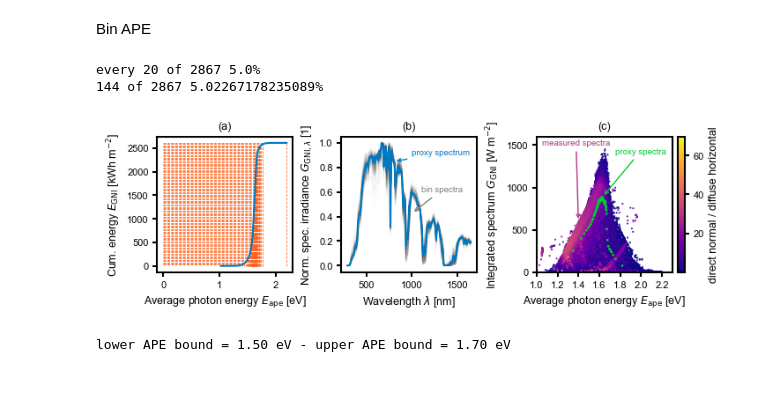
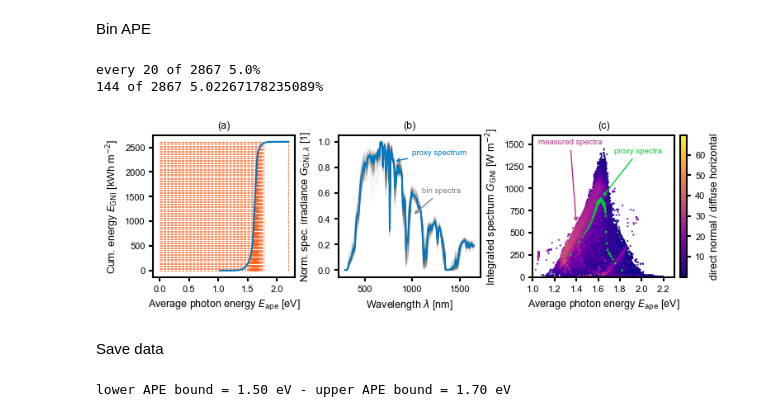
Before and after one commit to roberthilleck/PVcircuit, a Jupyter notebook: notebooks/EY_Psk-Si-tandem-EHE_modelingFigures.ipynb, the cells around one changed output. Saved outputs shown, nothing was run; the diff lists cells and outputs as text; code cells hidden in the pictures; blank space fills up the shorter version.

```diff
--- a/notebooks/EY_Psk-Si-tandem-EHE_modelingFigures.ipynb
+++ b/notebooks/EY_Psk-Si-tandem-EHE_modelingFigures.ipynb
@@ -3,6 +3,9 @@
 %autoreload 2
 # %matplotlib widget
 # %matplotlib inline
+import matplotlib as mpl
+mpl.rcParams['pdf.fonttype'] = 42
+mpl.rcParams['ps.fonttype'] = 42
 # %%
 import pandas as pd
 import numpy as np
@@ -72,8 +79,10 @@ def get_figsize(width_pt=396, fraction = 1, ratio=(5**.5 - 1) / 2, rows=1, cols=
 
     return (fig_width_in, fig_height_in)
 # %%
-FIG_WIDTH_ONECOL = 246
-FIG_WIDTH_TWOCOL = 510
+FIG_WIDTH_ONECOL = 252
+FIG_WIDTH_TWOCOL = 516
+FIG_WIDTH_TWOCOL = 542.02501
+
 EXPORT_DPI = 600
 EXPORT_FMT = 'pdf'
 # %%
@@ -83,7 +92,7 @@ plt.style.use('default')
 # plt.style.use('mystyle')
 # %%
 # mpl.rc("figure",figsize=get_figsize(FIG_WIDTH))
-fig_onecol = get_figsize(FIG_WIDTH_ONECOL, fraction = 1, ratio=1,rows=1,cols=1)
+fig_onecol = get_figsize(FIG_WIDTH_ONECOL, fraction = .85, ratio=1,rows=1,cols=1)
 fig_twocol = get_figsize(FIG_WIDTH_TWOCOL, fraction = 1, ratio=1,rows=1,cols=1)
 
 fig_settings = {
@@ -849,9 +858,9 @@ def get_ape_spectra(
 
         axs[0].plot(ape_dataframe_apesorted["powerCumSum"], color='#0079C2', zorder=11)
 
-        # i = 0
-        # axs[0].plot([0, ape_bin_edges[i]], [i * bin_power, i * bin_power], "r--", lw=1)
-        # axs[0].plot([ape_bin_edges[i], ape_bin_edges[i]], [0 * bin_power, i * bin_power], "r--", lw=1)
+        i = 0
+        axs[0].plot([0, ape_bin_edges[i]], [i * bin_power, i * bin_power], "--", color = '#FE6523', lw=0.6)
+        axs[0].plot([ape_bin_edges[i], ape_bin_edges[i]], [0 * bin_power, i * bin_power], "--", color = '#FE6523', lw=0.6)
         for i in range(1, len(ape_bin_edges)):
             axs[0].plot([0, ape_bin_edges[i]], [i * bin_power, i * bin_power], "--", color = '#FE6523', lw=0.6)
             axs[0].plot([ape_bin_edges[i], ape_bin_edges[i]], [0 * bin_power, i * bin_power], "--", color = '#FE6523', lw=0.6)
@@ -930,7 +939,7 @@ def get_ape_spectra(
         axs[1].annotate("proxy spectrum", xy=(800,proxy_spectra.loc[800]), xycoords='data', xytext = (1000,0.90), textcoords='data', fontsize='x-small', color='#0079C2', arrowprops=dict(arrowstyle = '->', color='#0079C2'))
         axs[1].annotate("bin spectra", xy=(1000,0.425), xycoords='data', xytext = (1100,0.6), textcoords='data', fontsize='x-small', color='gray', arrowprops=dict(arrowstyle = '->', color='gray'))
 
-        # #Uncomment this to increase number of bins in the last plot
+        ## Uncomment this to increase number of bins in the last plot
         # ape_bin_mids, ape_bin_edges, ape_bin_counts = ape_binning(nr_of_ape_bins=100, ape_dataframe=ape_dataframe)
         # ape_spectra = pd.DataFrame(
         # np.zeros([len(ape_bin_mids), len(meteo_spectra_filtered.wavelength)]),
@@ -1057,6 +1066,7 @@ def get_ape_spectra(
                     bbox_inches = 'tight'
                 )
 
+
         return ape_spectra
 # %% [markdown]
 Load cell parameters from IV measurement
@@ -2045,27 +2059,29 @@ Bin APE
 nr_of_ape_bins = 100
 nr_of_temp_bins = 5
 # %%
-export_plots = False
+export_plots = True
 dir_diff_ratio = meteo_data_sync["Direct CHP1-1 [W/m^2]"] / meteo_data_sync["Diffuse CM22-1 (vent/cor) [W/m^2]"]
 
 
 ape_dataframe = get_ape_df(meteo_spectra_filtered)
 ape_bin_mids, ape_bin_edges, ape_bin_counts = ape_binning(
     nr_of_ape_bins=nr_of_ape_bins, ape_dataframe=ape_dataframe, plot_binning=False, export=export_plots
 )
 
 # Loop over all APE bins and average the spectra. Assign each spectra a time delta. Multiply the corresponding spectrum with the time delta. Sum over all spectra and divide by the total time in that bin.
 ape_spectra = get_ape_spectra(
     ape_bin_mids, ape_bin_edges, meteo_spectra_filtered, ape_dataframe, plot_spectra=True, export=export_plots, dir_diff_ratio=dir_diff_ratio
 )
 
 # ape_bin_mids, ape_bin_edges, ape_bin_counts = ape_binning_equal_dAPE(
 #     nr_of_ape_bins=nr_of_ape_bins, ape_dataframe=ape_dataframe, plot_binning=True, export=export_plots
 # )
 # ape_spectra = get_ape_spectra(
 #     ape_bin_mids, ape_bin_edges, meteo_spectra_filtered, ape_dataframe, plot_spectra=True, export=export_plots
 # )
 # %% [output]
 every 20 of 2867 5.0%
 144 of 2867 5.02267178235089%
-[figure, old version]
+[figure, new version]
+# %% [markdown]
+Save data
```
Also changed, not shown: parts of 38 cells of this notebook.
